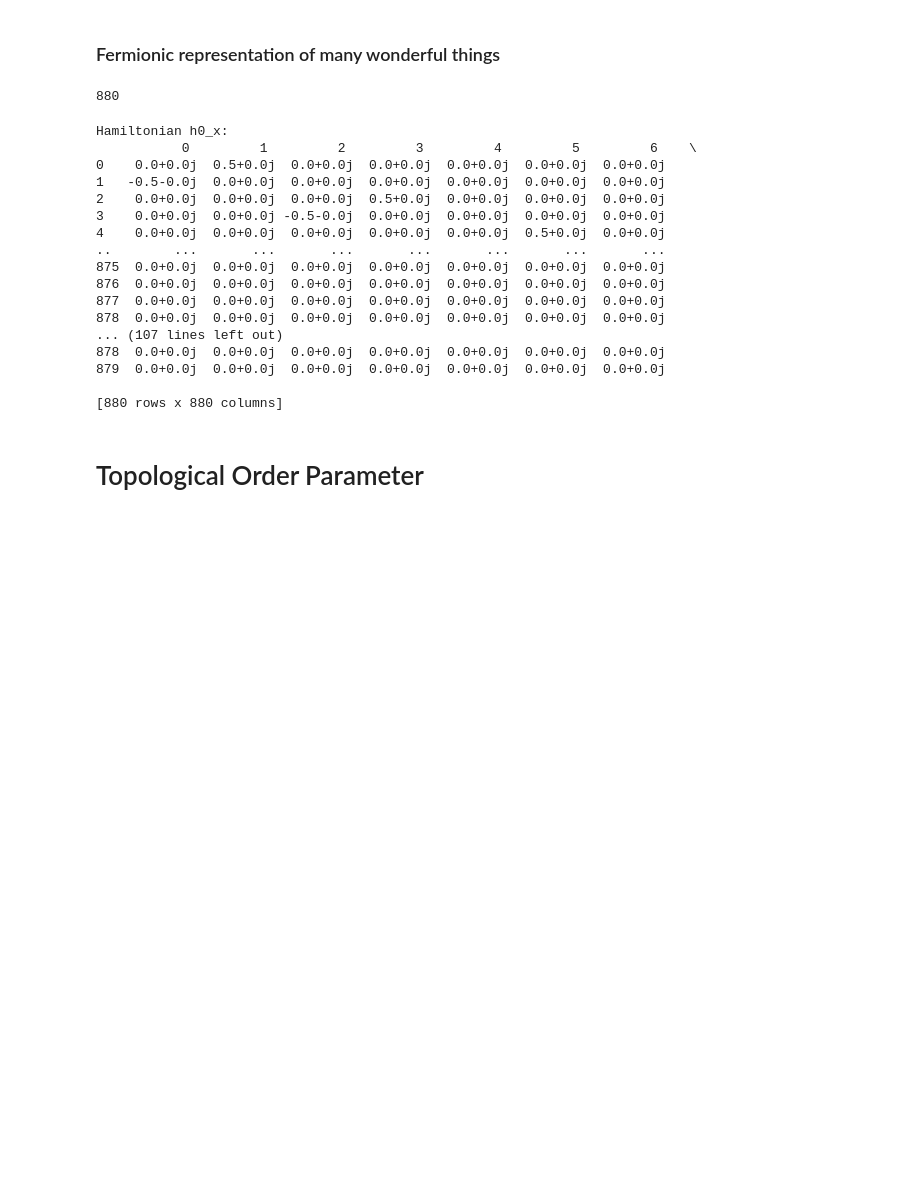
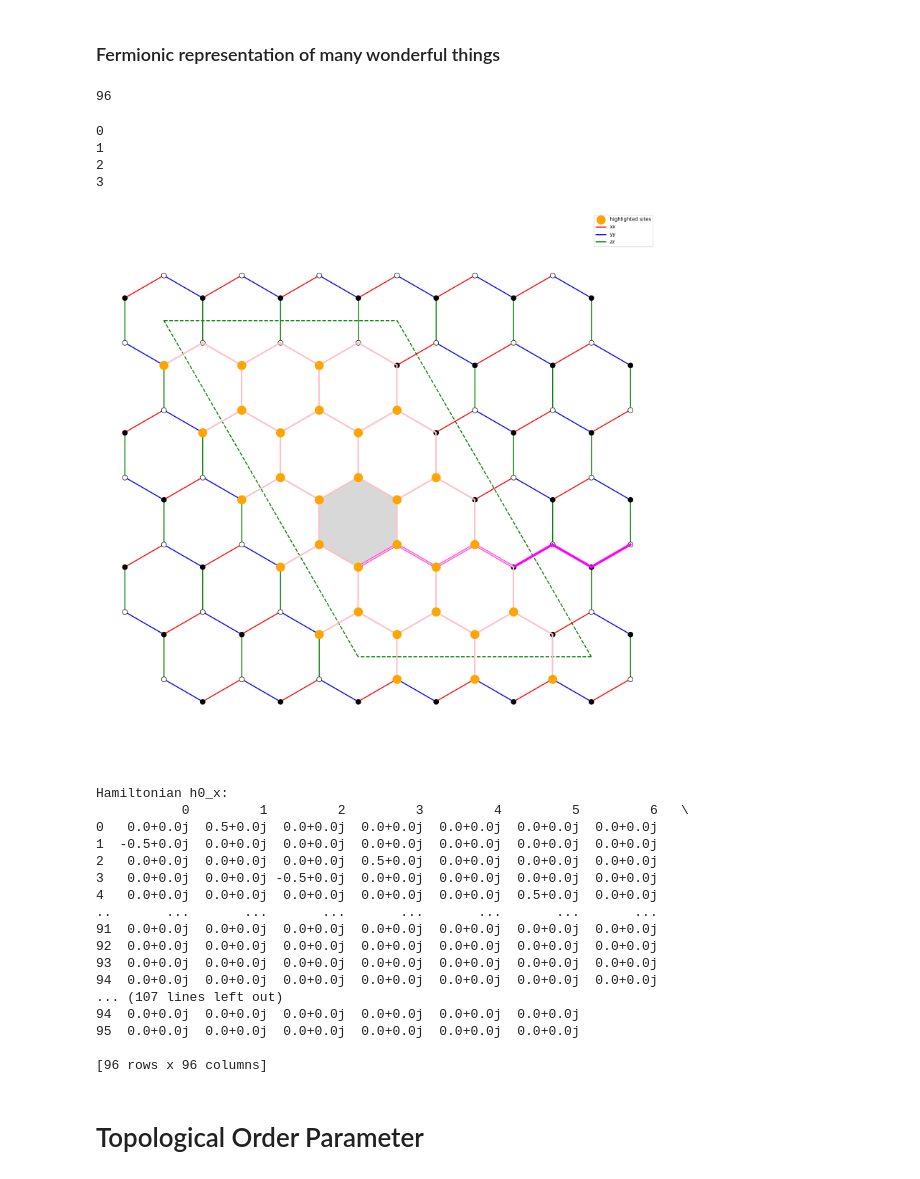
Before and after one commit to gconcheri/MasterThesis, a Jupyter notebook: fermionic_model_OBC.ipynb, the cells around one changed output. Drawn from its saved outputs; the diff is of its cells as text; code cells hidden in the pictures; blank space fills up the shorter version.

```diff
--- a/fermionic_model_OBC.ipynb
+++ b/fermionic_model_OBC.ipynb
@@ -148,11 +148,27 @@ import free_fermion_representation as f
 importlib.reload(f)
 import pandas as pd
 # %%
-model = site.SitesOBC(Npx=20, Npy=20)
+model = site.SitesOBC(Npx=6, Npy=6, index=None)
 fgs = f.FermionicGaussianRepresentation(model)
 print(model.Nsites)
 # %% [output]
-880
+96
+# %%
+prefactor, loop_indices, links_list, _ = model.get_loop()
+
+central_plaquette = model.get_anyonbonds()[1]
+
+honey.plot_honeycomb(model, plot_anyon_bonds = True,
+                    sites = loop_indices,
+                    loop = True,
+                    plaquette_site = central_plaquette,
+                    otherbonds_list= links_list)
+# %% [output]
+0
+1
+2
+3
+[figure, added]
 # %%
 dfx = pd.DataFrame(fgs.h0_x)
 dfy = pd.DataFrame(fgs.h0_y)
@@ -163,22 +179,22 @@ print("Hamiltonian h0_y:\n", dfy.round(2))
 print("Hamiltonian h0_z:\n", dfz.round(2))
 # %% [output]
 Hamiltonian h0_x:
-           0         1         2         3         4         5         6    \
-0    0.0+0.0j  0.5+0.0j  0.0+0.0j  0.0+0.0j  0.0+0.0j  0.0+0.0j  0.0+0.0j
-1   -0.5-0.0j  0.0+0.0j  0.0+0.0j  0.0+0.0j  0.0+0.0j  0.0+0.0j  0.0+0.0j
-2    0.0+0.0j  0.0+0.0j  0.0+0.0j  0.5+0.0j  0.0+0.0j  0.0+0.0j  0.0+0.0j
-3    0.0+0.0j  0.0+0.0j -0.5-0.0j  0.0+0.0j  0.0+0.0j  0.0+0.0j  0.0+0.0j
-4    0.0+0.0j  0.0+0.0j  0.0+0.0j  0.0+0.0j  0.0+0.0j  0.5+0.0j  0.0+0.0j
-..        ...       ...       ...       ...       ...       ...       ...
-875  0.0+0.0j  0.0+0.0j  0.0+0.0j  0.0+0.0j  0.0+0.0j  0.0+0.0j  0.0+0.0j
-876  0.0+0.0j  0.0+0.0j  0.0+0.0j  0.0+0.0j  0.0+0.0j  0.0+0.0j  0.0+0.0j
-877  0.0+0.0j  0.0+0.0j  0.0+0.0j  0.0+0.0j  0.0+0.0j  0.0+0.0j  0.0+0.0j
-878  0.0+0.0j  0.0+0.0j  0.0+0.0j  0.0+0.0j  0.0+0.0j  0.0+0.0j  0.0+0.0j
+           0         1         2         3         4         5         6   \
+0   0.0+0.0j  0.5+0.0j  0.0+0.0j  0.0+0.0j  0.0+0.0j  0.0+0.0j  0.0+0.0j
+1  -0.5+0.0j  0.0+0.0j  0.0+0.0j  0.0+0.0j  0.0+0.0j  0.0+0.0j  0.0+0.0j
+2   0.0+0.0j  0.0+0.0j  0.0+0.0j  0.5+0.0j  0.0+0.0j  0.0+0.0j  0.0+0.0j
+3   0.0+0.0j  0.0+0.0j -0.5+0.0j  0.0+0.0j  0.0+0.0j  0.0+0.0j  0.0+0.0j
+4   0.0+0.0j  0.0+0.0j  0.0+0.0j  0.0+0.0j  0.0+0.0j  0.5+0.0j  0.0+0.0j
+..       ...       ...       ...       ...       ...       ...       ...
+91  0.0+0.0j  0.0+0.0j  0.0+0.0j  0.0+0.0j  0.0+0.0j  0.0+0.0j  0.0+0.0j
+92  0.0+0.0j  0.0+0.0j  0.0+0.0j  0.0+0.0j  0.0+0.0j  0.0+0.0j  0.0+0.0j
+93  0.0+0.0j  0.0+0.0j  0.0+0.0j  0.0+0.0j  0.0+0.0j  0.0+0.0j  0.0+0.0j
+94  0.0+0.0j  0.0+0.0j  0.0+0.0j  0.0+0.0j  0.0+0.0j  0.0+0.0j  0.0+0.0j
 ... (107 lines left out)
-878  0.0+0.0j  0.0+0.0j  0.0+0.0j  0.0+0.0j  0.0+0.0j  0.0+0.0j  0.0+0.0j
-879  0.0+0.0j  0.0+0.0j  0.0+0.0j  0.0+0.0j  0.0+0.0j  0.0+0.0j  0.0+0.0j
+94  0.0+0.0j  0.0+0.0j  0.0+0.0j  0.0+0.0j  0.0+0.0j  0.0+0.0j
+95  0.0+0.0j  0.0+0.0j  0.0+0.0j  0.0+0.0j  0.0+0.0j  0.0+0.0j
 
-[880 rows x 880 columns]
+[96 rows x 96 columns]
 # %% [markdown]
 # Topological Order Parameter
 # %% [markdown]
```
Also changed, not shown: parts of 3 cells of this notebook, 5 other files.
